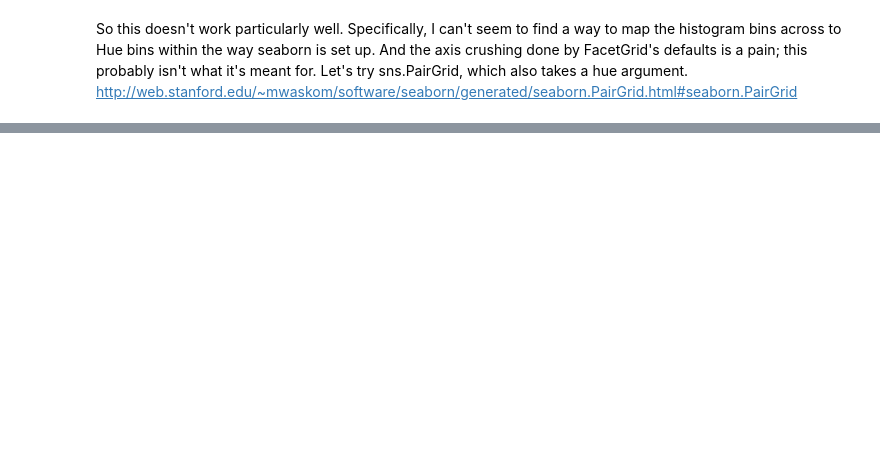
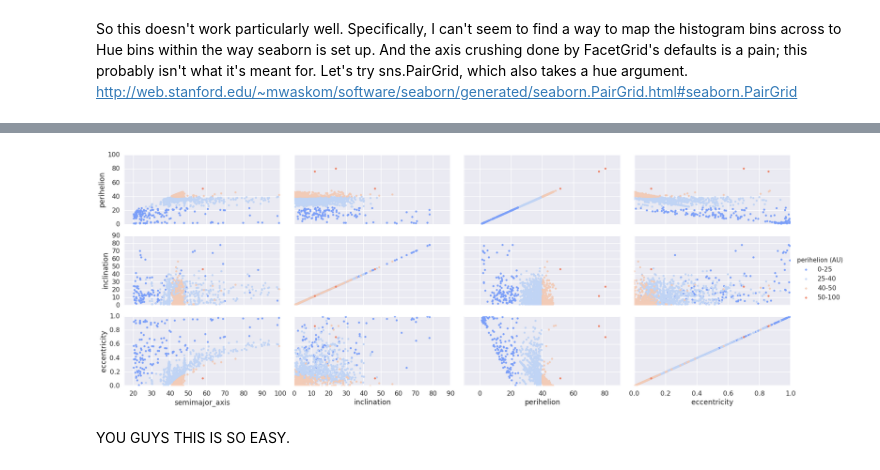
Before and after one commit to k-a-webb/astroquery, a Jupyter notebook: astroquery/mpc/example_plots/datavis_plot_tool_comparison_tnos.ipynb, the cells around one changed output, grey strips where cells are left out. Saved outputs shown, nothing was run; the diff lists cells and outputs as text; code cells hidden in the pictures; blank space fills up the shorter version.

```diff
--- a/astroquery/mpc/example_plots/datavis_plot_tool_comparison_tnos.ipynb
+++ b/astroquery/mpc/example_plots/datavis_plot_tool_comparison_tnos.ipynb
@@ -91,0 +95,29 @@ Conclusions: Seaborn is very pretty. Finding where and how to do stuff could be
+# %%
+pg = sns.PairGrid(tnos, x_vars=["semimajor_axis", "inclination", "perihelion", "eccentricity"],
+                  y_vars=["perihelion", "inclination", "eccentricity"],
+                  aspect=2, hue="peribin", palette="coolwarm")
+
+# Settings after Petit et al. 2011
+# pg.axes[0][0].set_ylim([35,48])
+# pg.axes[1][0].set_ylim([0,35])
+# pg.axes[0][0].set_xlim([39,48])
+# pg.axes[1][1].set_xlim([0,35])
+# pg.axes[2][0].set_ylim([0,1.])
+# pg.axes[1][2].set_xlim([35,48])
+# pg.axes[2][3].set_xlim([0,1.])
+
+# Default values
+pg.axes[0][0].set_ylim([0,100.])
+pg.axes[1][0].set_ylim([0,90.])
+pg.axes[0][0].set_xlim([15,100.])
+pg.axes[1][1].set_xlim([0,90.])
+pg.axes[2][0].set_ylim([0,1.])
+pg.axes[1][3].set_xlim([0,1.])
+
+pg.map(plt.scatter)
+pg.add_legend(title='perihelion (AU)')
+pg.savefig('/Users/michele/Desktop/tnos_manyfig.pdf')
+# %% [output]
+[figure, added]
+# %% [markdown]
+YOU GUYS THIS IS SO EASY.
```
Also changed, not shown: parts of 7 cells of this notebook.
